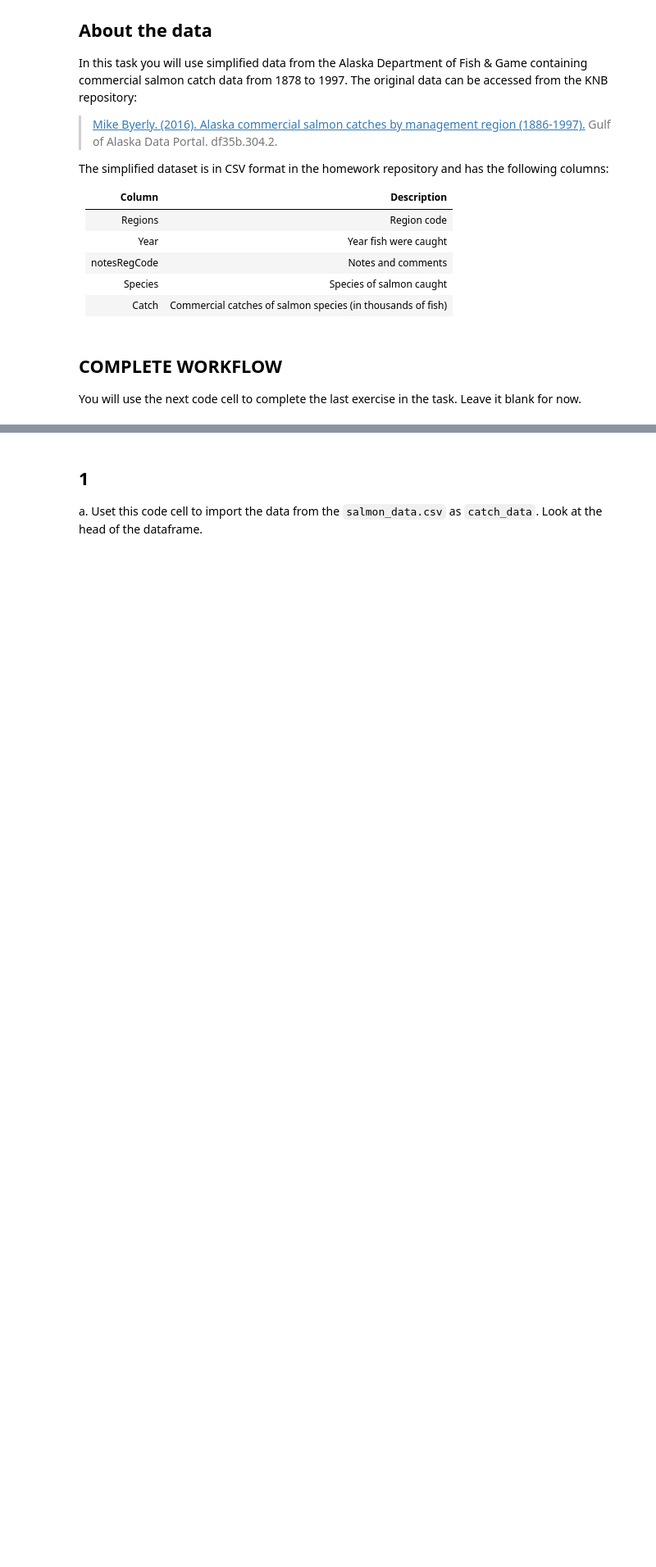
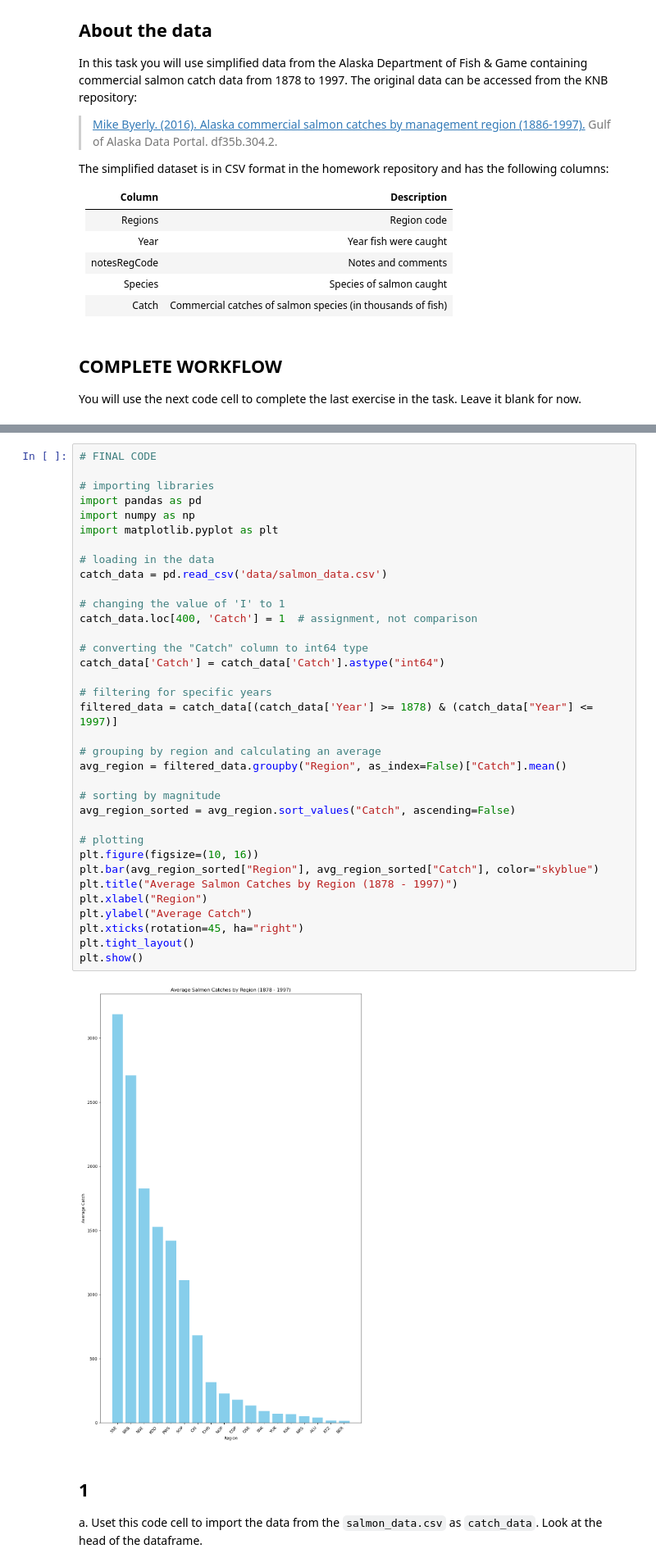
Before and after one commit to Awoo56709/eds220-hwk2, a Jupyter notebook: task2/hwk2-task2-salmon.ipynb, the cells around one changed output, grey strips where cells are left out. Shown at 82% size. Cells and saved outputs as stored; diff of their text form; blank space fills up the shorter version.

Commit message:
Added visualizations and added notes

```diff
--- a/task2/hwk2-task2-salmon.ipynb
+++ b/task2/hwk2-task2-salmon.ipynb
@@ -53,3 +51,40 @@ You will use the next code cell to complete the last exercise in the task. Leave
+# %%
+# FINAL CODE
+
+# importing libraries
+import pandas as pd
+import numpy as np
+import matplotlib.pyplot as plt
+
+# loading in the data
+catch_data = pd.read_csv('data/salmon_data.csv')
+
+# changing the value of 'I' to 1
+catch_data.loc[400, 'Catch'] = 1  # assignment, not comparison
+
+# converting the "Catch" column to int64 type
+catch_data['Catch'] = catch_data['Catch'].astype("int64")
+
+# filtering for specific years
+filtered_data = catch_data[(catch_data['Year'] >= 1878) & (catch_data["Year"] <= 1997)]
+
+# grouping by region and calculating an average
+avg_region = filtered_data.groupby("Region", as_index=False)["Catch"].mean()
+
+# sorting by magnitude
+avg_region_sorted = avg_region.sort_values("Catch", ascending=False)
+
+# plotting
+plt.figure(figsize=(10, 16))
+plt.bar(avg_region_sorted["Region"], avg_region_sorted["Catch"], color="skyblue")
+plt.title("Average Salmon Catches by Region (1878 - 1997)")
+plt.xlabel("Region")
+plt.ylabel("Average Catch")
+plt.xticks(rotation=45, ha="right")
+plt.tight_layout()
+plt.show()
+# %% [output]
+[figure, added]
 # %% [markdown]
 ## 1
 
```
Also changed, not shown: parts of 13 cells of this notebook.
